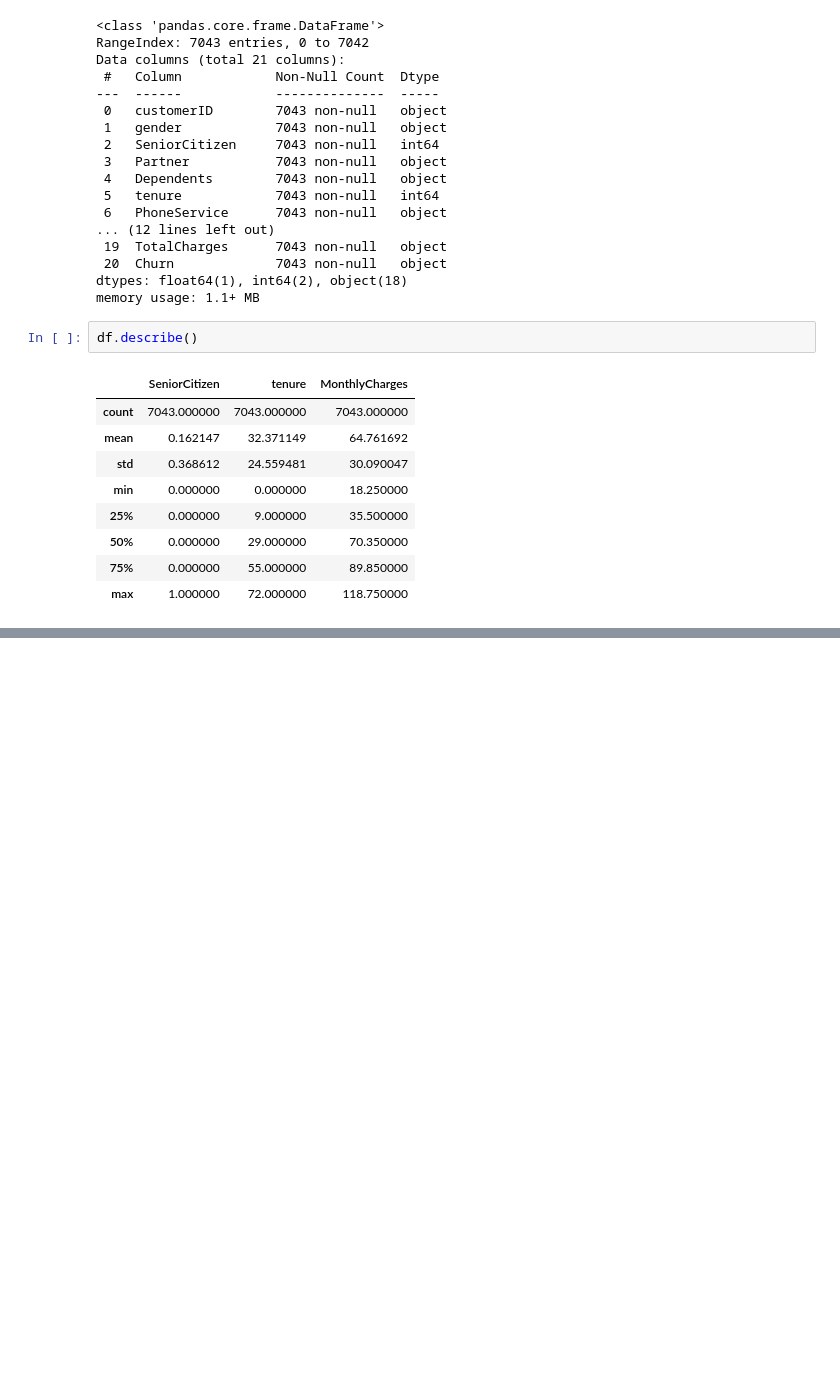
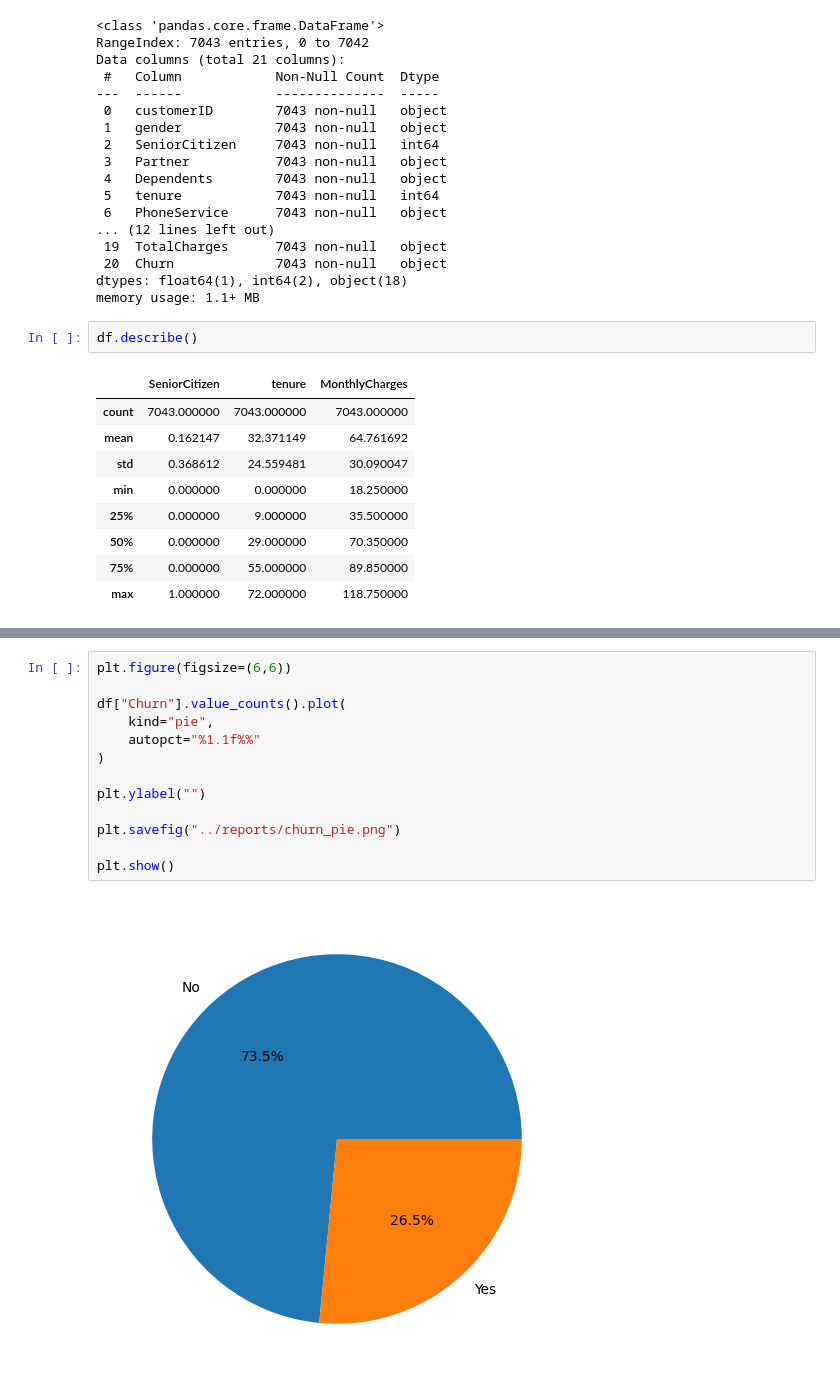
Before and after one commit to pranav376-hub/ChurnSense, a Jupyter notebook: notebooks/01_eda.ipynb, the cells around one changed output, grey strips where cells are left out. Drawn from its saved outputs; the diff is of its cells as text; blank space fills up the shorter version.

```diff
--- a/notebooks/01_eda.ipynb
+++ b/notebooks/01_eda.ipynb
@@ -50,0 +148,15 @@ df.describe()
+# %%
+plt.figure(figsize=(6,6))
+
+df["Churn"].value_counts().plot(
+    kind="pie",
+    autopct="%1.1f%%"
+)
+
+plt.ylabel("")
+
+plt.savefig("../reports/churn_pie.png")
+
+plt.show()
+# %% [output]
+[figure, added]
```
Also changed, not shown: parts of 13 cells of this notebook.
